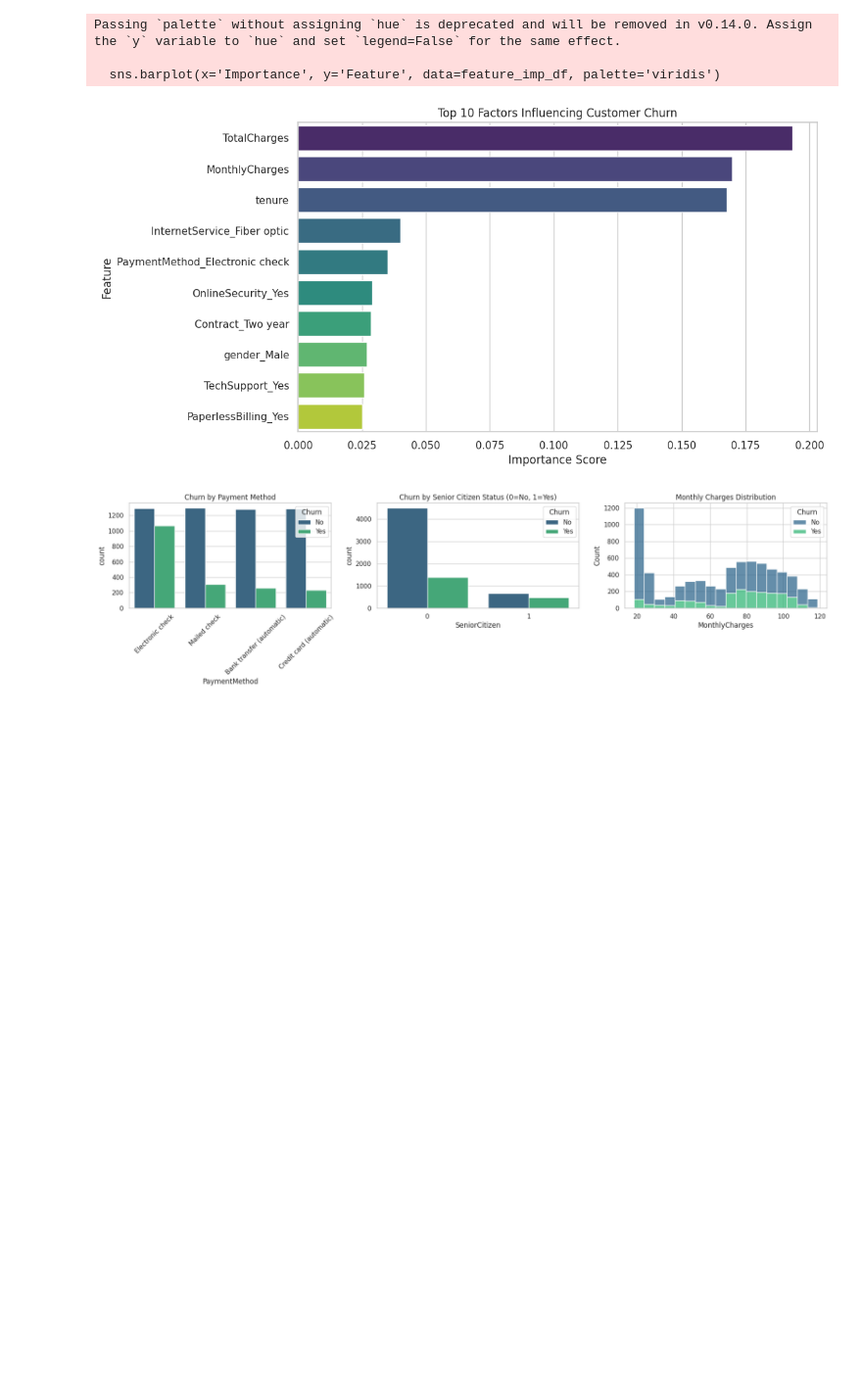
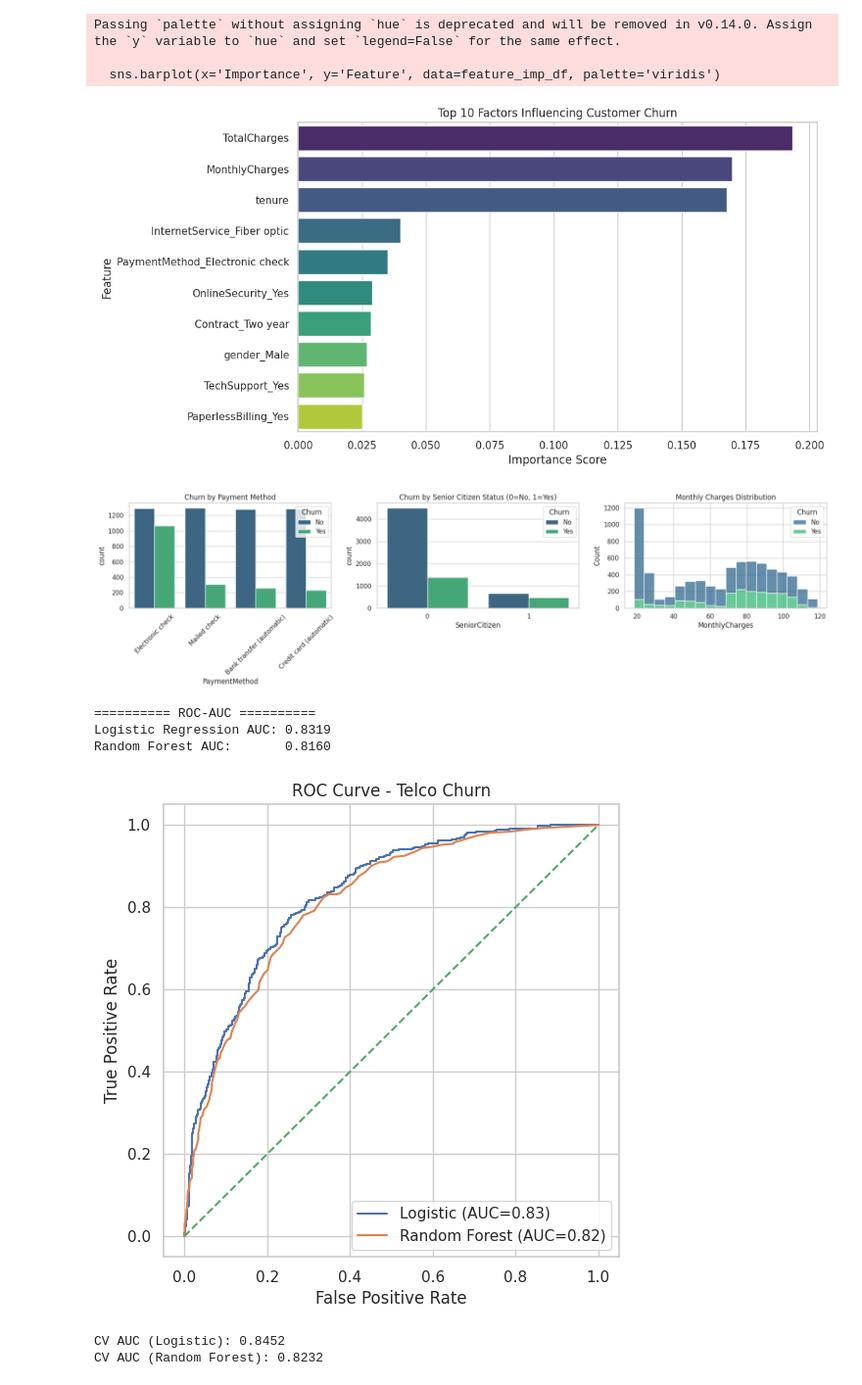
Before and after one commit to 7yuan0803/Telco-Customer-Churn-Analysis, a Jupyter notebook: notebooks/telco_churn_modeling.ipynb, the cells around one changed output. Shown at 98% size. Drawn from its saved outputs; the diff is of its cells as text; code cells hidden in the pictures; blank space fills up the shorter version.

Commit message:
Add final model with ROC-AUC and cross-validation

```diff
--- a/notebooks/telco_churn_modeling.ipynb
+++ b/notebooks/telco_churn_modeling.ipynb
@@ -124,7 +124,15 @@ print(f"✅ Data processed. Training shape: {X_train.shape}, Testing shape: {X_t
 # --- 2. Model Building & Evaluation (建立模型與評估) ---
 
 # Model A: Logistic Regression (Good baseline)
-log_model = LogisticRegression(max_iter=1000)
+from sklearn.preprocessing import StandardScaler
+from sklearn.pipeline import Pipeline
+
+# Logistic Regression with Scaling
+log_model = Pipeline([
+    ('scaler', StandardScaler()),
+    ('lr', LogisticRegression(max_iter=5000))
+])
+
 log_model.fit(X_train, y_train)
 y_pred_log = log_model.predict(X_test)
 
@@ -207,3 +209,48 @@ plt.tight_layout()
 plt.show()
 # %% [output]
 [figure]
+# %%
+from sklearn.metrics import roc_auc_score, roc_curve
+import matplotlib.pyplot as plt
+
+# Predict probabilities (for AUC)
+y_prob_log = log_model.predict_proba(X_test)[:, 1]
+y_prob_rf = rf_model.predict_proba(X_test)[:, 1]
+
+# ROC-AUC
+auc_log = roc_auc_score(y_test, y_prob_log)
+auc_rf = roc_auc_score(y_test, y_prob_rf)
+
+print("\n========== ROC-AUC ==========")
+print(f"Logistic Regression AUC: {auc_log:.4f}")
+print(f"Random Forest AUC:       {auc_rf:.4f}")
+# %% [output]
+========== ROC-AUC ==========
+Logistic Regression AUC: 0.8319
+Random Forest AUC:       0.8160
+# %%
+fpr_log, tpr_log, _ = roc_curve(y_test, y_prob_log)
+fpr_rf,  tpr_rf,  _ = roc_curve(y_test, y_prob_rf)
+
+plt.figure(figsize=(6,6))
+plt.plot(fpr_log, tpr_log, label=f"Logistic (AUC={auc_log:.2f})")
+plt.plot(fpr_rf,  tpr_rf,  label=f"Random Forest (AUC={auc_rf:.2f})")
+plt.plot([0,1], [0,1], "--")
+plt.xlabel("False Positive Rate")
+plt.ylabel("True Positive Rate")
+plt.title("ROC Curve - Telco Churn")
+plt.legend()
+plt.show()
+# %% [output]
+[figure, added]
+# %%
+from sklearn.model_selection import cross_val_score
+
+cv_auc_log = cross_val_score(log_model, X, y, cv=5, scoring="roc_auc").mean()
+cv_auc_rf  = cross_val_score(rf_model, X, y, cv=5, scoring="roc_auc").mean()
+
+print("CV AUC (Logistic):", round(cv_auc_log, 4))
+print("CV AUC (Random Forest):", round(cv_auc_rf, 4))
+# %% [output]
+CV AUC (Logistic): 0.8452
+CV AUC (Random Forest): 0.8232
```
Also changed, not shown: parts of 1 cell of this notebook.
